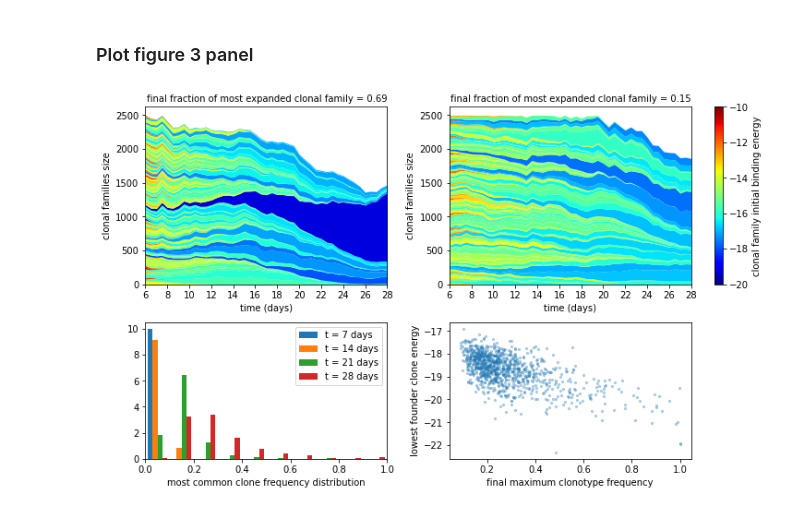
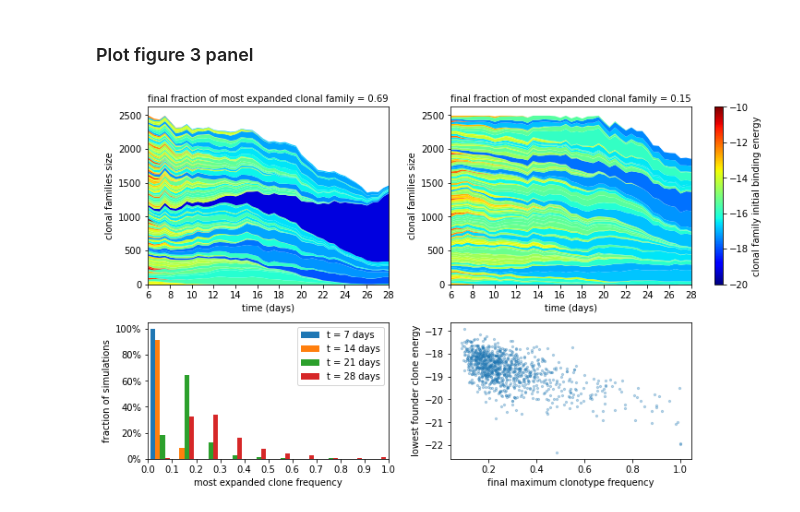
Before and after one commit to mmolari/affinity_maturation, a Jupyter notebook: figure_3.ipynb, the cells around one changed output. Drawn from its saved outputs; the diff is of its cells as text; code cells hidden in the pictures.

```diff
--- a/figure_3.ipynb
+++ b/figure_3.ipynb
@@ -142,33 +147,36 @@ plt.show()
 # Global figure setup
 fig, ax = plt.subplots(2,2, figsize=(10,6), gridspec_kw={'height_ratios': [1.3, 1]}, constrained_layout=True)
 
 # high clonal dominance example
 np.random.seed(666)
 ctype_evo_df, ctype_en = stoch_GC_clonotype_evo(par, D_test, T_test)
 mapp = plot_GC_ctype_evo(ax[0,0], ctype_evo_df, ctype_en, cmap_range=[-20,-10])
 
 # low clonal dominance example
 np.random.seed(74)
 ctype_evo_df, ctype_en = stoch_GC_clonotype_evo(par, D_test, T_test)
 plot_GC_ctype_evo(ax[0,1], ctype_evo_df, ctype_en, cmap_range=[-20,-10])
 
 # colorbar
 plt.colorbar(mapp, ax=ax[0,:], label='clonal family initial binding energy', aspect=35.)
 
 # frequency histogram
-ax[1,0].hist(freq_mat, bins=bins, density=True, label = [f't = {int(th)} days' for th in t_hist])
-ax[1,0].set_xlabel('most common clone frequency distribution')
+ax[1,0].hist(freq_mat, bins=bins, label = [f't = {int(th)} days' for th in t_hist])
+ax[1,0].yaxis.set_major_formatter(mpl.ticker.PercentFormatter(N_sims))
+ax[1,0].set_xlabel('most expanded clone frequency')
+ax[1,0].set_ylabel('fraction of simulations')
 ax[1,0].set_xlim(0,1)
+ax[1,0].set_xticks(np.linspace(0,1,11))
 ax[1,0].legend()
 
 # scatter plot
 ax[1,1].scatter(freq_final, best_en, alpha=0.3, s=5.)
 ax[1,1].set_ylabel('lowest founder clone energy')
 ax[1,1].set_xlabel('final maximum clonotype frequency')
 
 # save gigure and show
 plt.savefig(save_path / 'fig_3.pdf')
 plt.savefig(save_path / 'fig_3.svg')
 plt.show()
 # %% [output]
-[figure, old version]
+[figure, new version]
```
Also changed, not shown: parts of 1 cell of this notebook, 16 other files.
